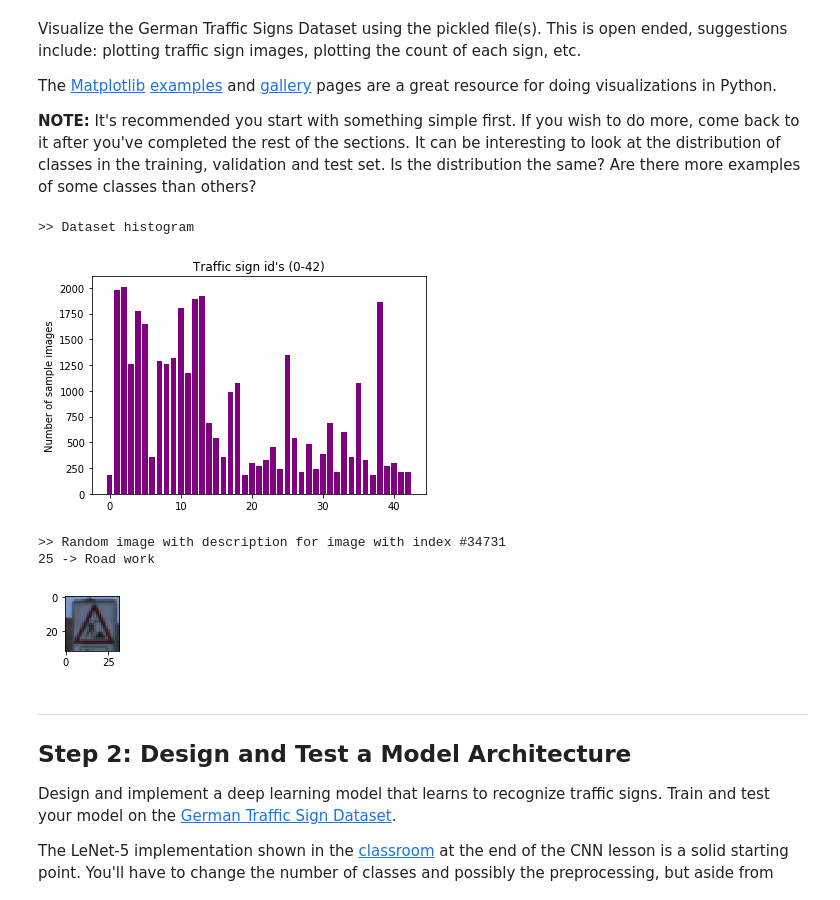
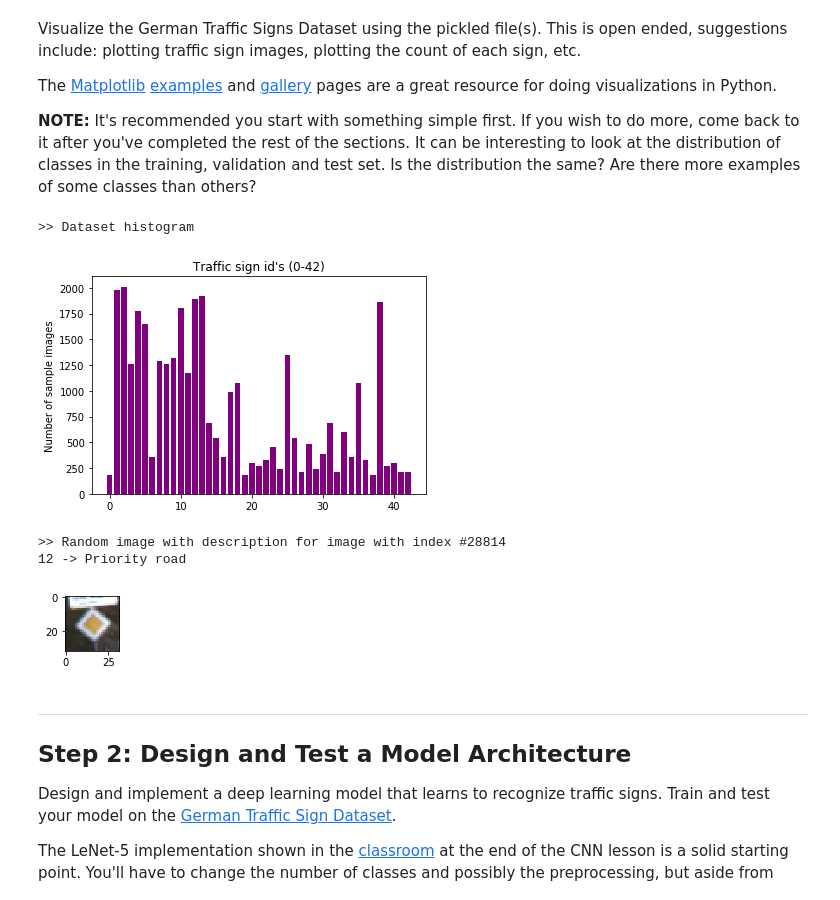
Before and after one commit to itornaza/sdc-traffic-signs, a Jupyter notebook: Traffic_Sign_Classifier.ipynb, the cells around one changed output. Cells and saved outputs as stored; diff of their text form; code cells hidden in the pictures.

```diff
--- a/Traffic_Sign_Classifier.ipynb
+++ b/Traffic_Sign_Classifier.ipynb
@@ -134,37 +134,37 @@ def plotDataSetHistogram():
     ax.set_title('Traffic sign id\'s (0-42)')
 
     # Show plot
     plt.bar(list(dictionary.keys()), dictionary.values(), color='purple')
     plt.show()
 
 def plotRandomImage():
     """
     Plot a random traffic sign along with it's description.
     Returns the index of the random image
     """
 
     # Get a random image from the training dataset
     index = random.randint(0, len(X_train))
     image = X_train[index].squeeze()
 
     # Plot the random traffic sign
     plt.figure(figsize=(1,1))
     plt.imshow(image)
 
     # Display the classification id and description from the training set
     print(">> Random image with description for image with index #" + str(index))
     print(str(y_train[index]) + " -> " + class_id_dict[str(y_train[index])])
 
     return index
 
 plotDataSetHistogram()
-index = plotRandomImage()
+randomImageIndex = plotRandomImage()
 # %% [output]
 >> Dataset histogram
 [figure]
->> Random image with description for image with index #34731
-25 -> Road work
+>> Random image with description for image with index #28814
+12 -> Priority road
-[figure, old version]
+[figure, new version]
 # %% [markdown]
 ----
 
```
Also changed, not shown: parts of 10 cells of this notebook, 6 other files.
